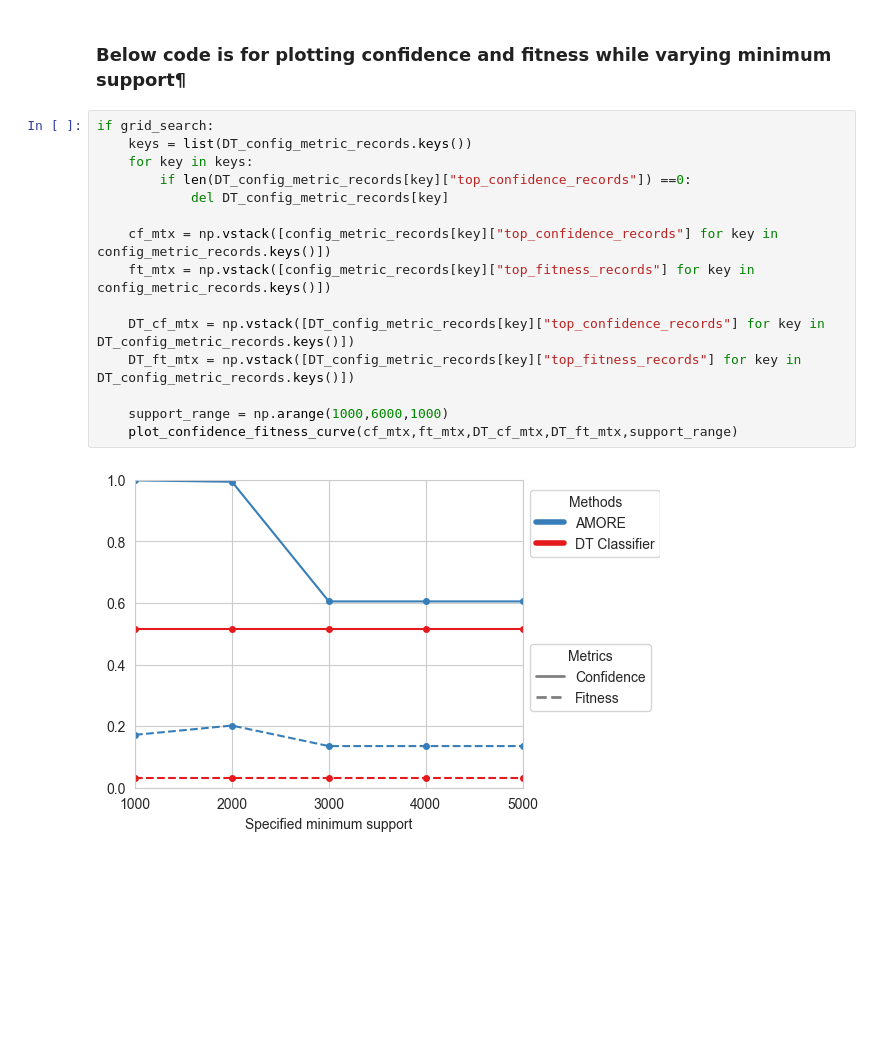
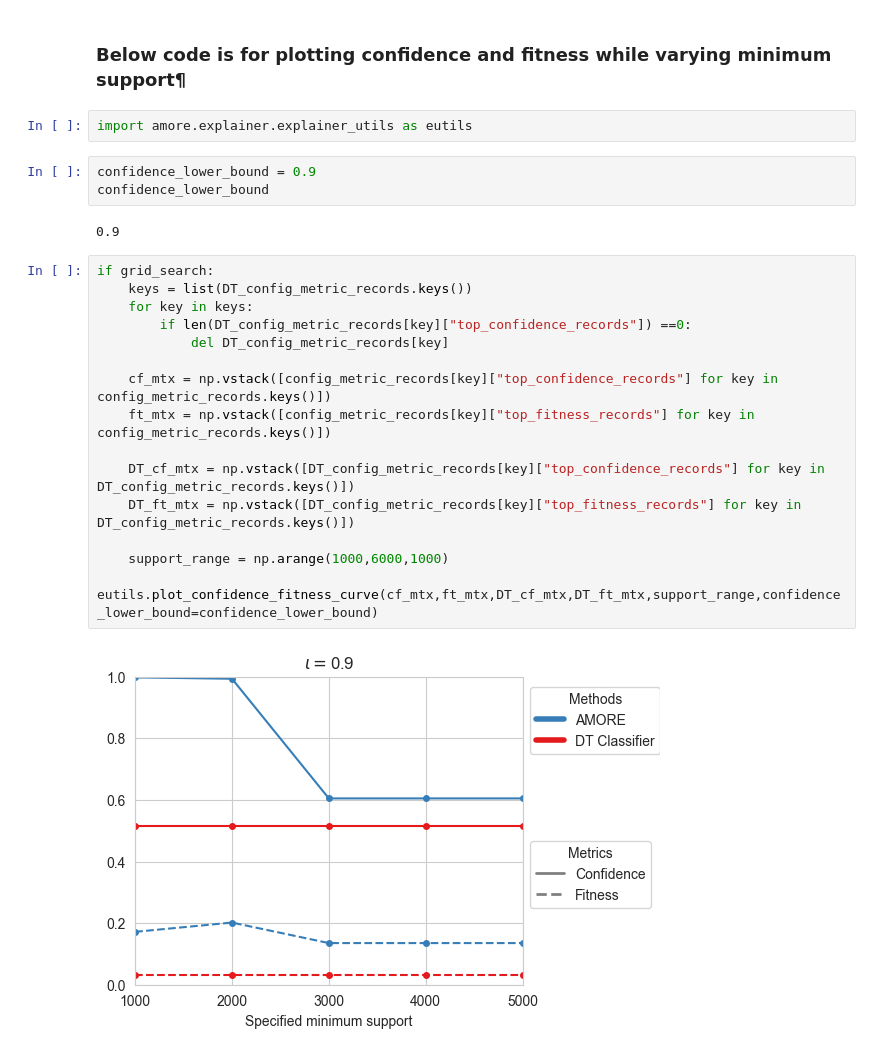
Before and after one commit to tmi-lab/AMORE, a Jupyter notebook: experiments/diabetes/diabetes.ipynb, the cells around one changed output. Saved outputs shown, nothing was run; the diff lists cells and outputs as text; blank space fills up the shorter version.

```diff
--- a/experiments/diabetes/diabetes.ipynb
+++ b/experiments/diabetes/diabetes.ipynb
@@ -438,20 +438,27 @@ rules
  'ratio_y': 0.1219553166470687}
 # %% [markdown]
 ### Below code is for plotting confidence and fitness while varying minimum support¶
+# %%
+import amore.explainer.explainer_utils as eutils
+# %%
+confidence_lower_bound = 0.9
+confidence_lower_bound
+# %% [output]
+0.9
 # %%
 if grid_search:
     keys = list(DT_config_metric_records.keys())
     for key in keys:
         if len(DT_config_metric_records[key]["top_confidence_records"]) ==0:
             del DT_config_metric_records[key]
 
     cf_mtx = np.vstack([config_metric_records[key]["top_confidence_records"] for key in config_metric_records.keys()])
     ft_mtx = np.vstack([config_metric_records[key]["top_fitness_records"] for key in config_metric_records.keys()])
 
     DT_cf_mtx = np.vstack([DT_config_metric_records[key]["top_confidence_records"] for key in DT_config_metric_records.keys()])
     DT_ft_mtx = np.vstack([DT_config_metric_records[key]["top_fitness_records"] for key in DT_config_metric_records.keys()])
 
     support_range = np.arange(1000,6000,1000)
-    plot_confidence_fitness_curve(cf_mtx,ft_mtx,DT_cf_mtx,DT_ft_mtx,support_range)
+    eutils.plot_confidence_fitness_curve(cf_mtx,ft_mtx,DT_cf_mtx,DT_ft_mtx,support_range,confidence_lower_bound=confidence_lower_bound)
 # %% [output]
-[figure, old version]
+[figure, new version]
```
Also changed, not shown: parts of 2 cells of this notebook, 6 other files.
